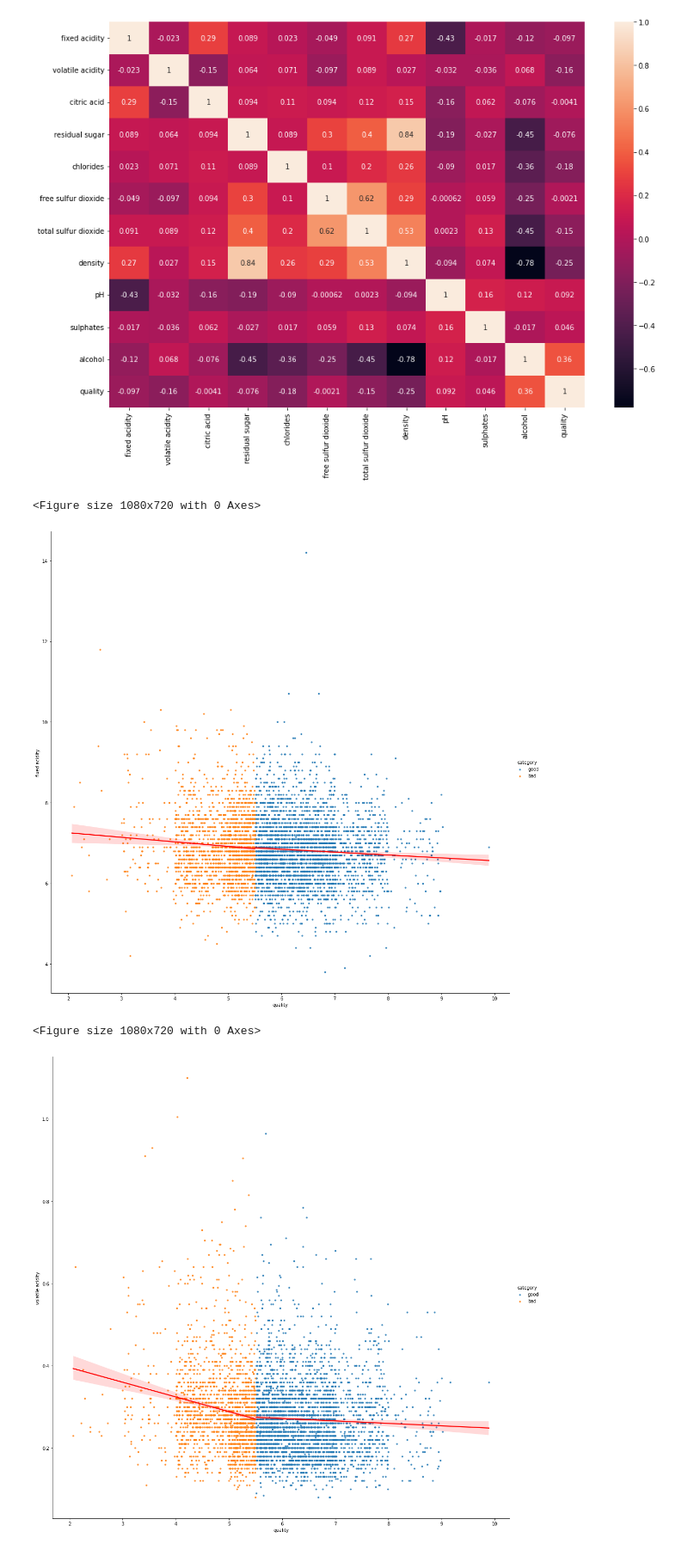
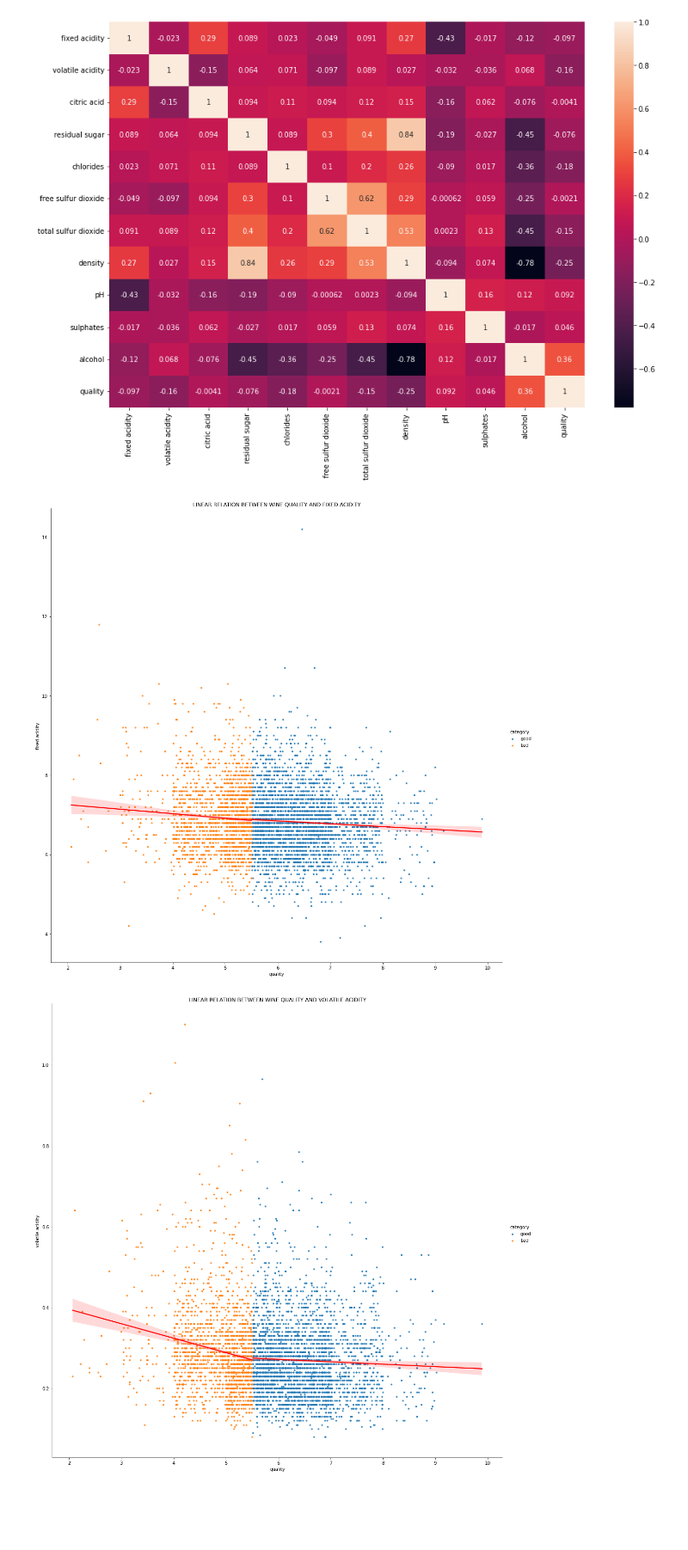
Before and after one commit to Alvin-igobwa/Wine_Analytics, a Jupyter notebook: analysis.ipynb, the cells around one changed output. Shown at 86% size. Cells and saved outputs as stored; diff of their text form; code cells hidden in the pictures; blank space fills up the shorter version.

```diff
--- a/analysis.ipynb
+++ b/analysis.ipynb
@@ -89,22 +89,22 @@ sns.heatmap(white_corr_mat,annot=True)
 # %%
 ### Comparing wine quality to the other variables
 from turtle import color
 
 
 cols = ['fixed acidity', 'volatile acidity', 'citric acid',
        'residual sugar', 'chlorides', 'free sulfur dioxide',
        'total sulfur dioxide', 'density', 'pH', 'sulphates', 'alcohol',
        'quality',"category"]
 filt = white[cols]
 for col in filt.columns:
-    if (col != "quality")|(col!="category"):
-        plt.figure(figsize = (15,10))
-        plt.title("LINEAR RELATION BETWEEN WINE QUALITY AND " +col.upper())
+    if (col != "quality")&(col!="category"):
+        #plt.figure(figsize = (15,10))
+        #plt.title("LINEAR RELATION BETWEEN WINE QUALITY AND " +col.upper())
         #sns.scatterplot(x = "quality", y =col, data = filt,hue="category")
         sns.lmplot(x = "quality", y =col,data = filt, height=15, markers=".",line_kws={"color":"red"},hue="category")
+        ax = plt.gca()
+        ax.set_title("LINEAR RELATION BETWEEN WINE QUALITY AND " +col.upper())
         plt.show()
 # %% [output]
-<Figure size 1080x720 with 0 Axes>
-[figure, old version]
+[figure, new version]
-<Figure size 1080x720 with 0 Axes>
-[figure, old version]
+[figure, new version]
```
Also changed, not shown: parts of 4 cells of this notebook.
